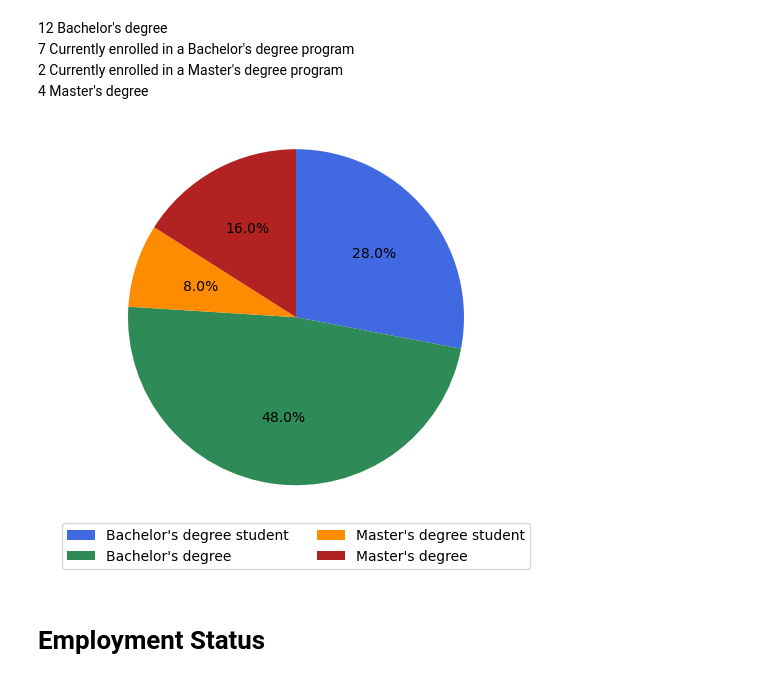
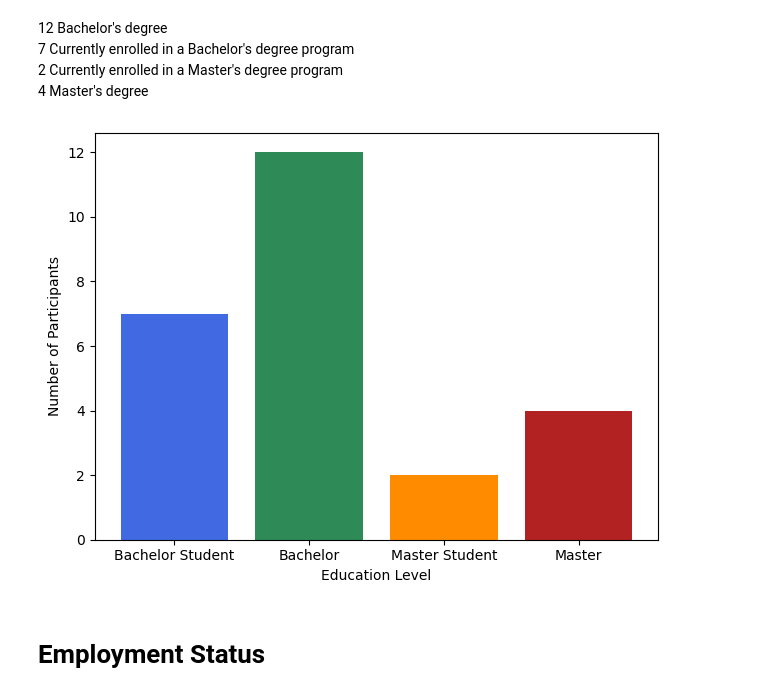
Before and after one commit to yasinhorasanli/XCRS, a Jupyter notebook: backend/charts/demographics.ipynb, the cells around one changed output. Saved outputs shown, nothing was run; the diff lists cells and outputs as text; code cells hidden in the pictures.

Commit message:
README files and charts updated

```diff
--- a/backend/charts/demographics.ipynb
+++ b/backend/charts/demographics.ipynb
@@ -24,3 +1,25 @@ def plot_pie_chart(labels, sizes):
+# %%
+import matplotlib.pyplot as plt
+
+
+def plot_bar_chart(labels, sizes, x_y):
+
+    colors = ['royalblue', 'seagreen', 'darkorange', 'firebrick']
+
+    plt.bar(labels, sizes, color=colors[:len(labels)])
+
+    # plt.title('Column Chart')
+
+    plt.xlabel(x_y[0])
+    plt.ylabel(x_y[1])
+
+    #plt.xticks(rotation=15, ha="right")
+
+    # Adjust the layout to make room for the rotated labels
+    plt.tight_layout()
+
+    # Display the chart
+    plt.show()
 # %% [markdown]
 # Education Status
 # %% [markdown]
@@ -30,12 +29,13 @@ def plot_pie_chart(labels, sizes):
 4 Master's degree
 # %%
 
-labels = ["Bachelor's degree student", "Bachelor's degree", "Master's degree student", "Master's degree"]
+labels = ["Bachelor Student", "Bachelor", "Master Student", "Master"]
 sizes = [7,12,2,4]
+x_y = ["Education Level", "Number of Participants"]
 
-plot_pie_chart(labels=labels, sizes=sizes)
+plot_bar_chart(labels=labels, sizes=sizes, x_y=x_y)
 # %% [output]
-[figure, old version]
+[figure, new version]
 # %% [markdown]
 # Employment Status
 # %% [markdown]
```
Also changed, not shown: parts of 3 cells of this notebook, 8 other files.
